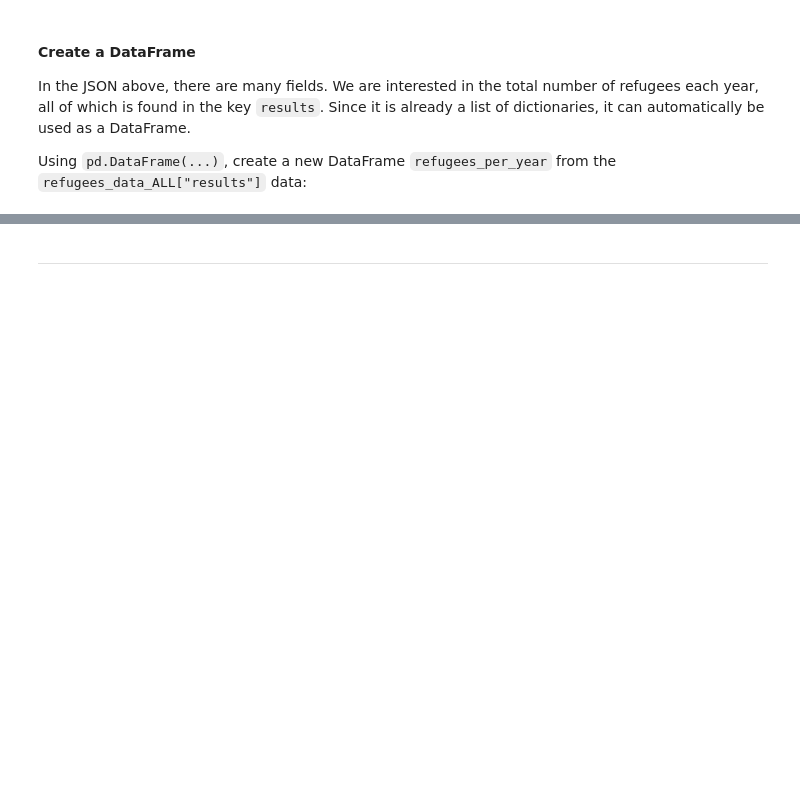
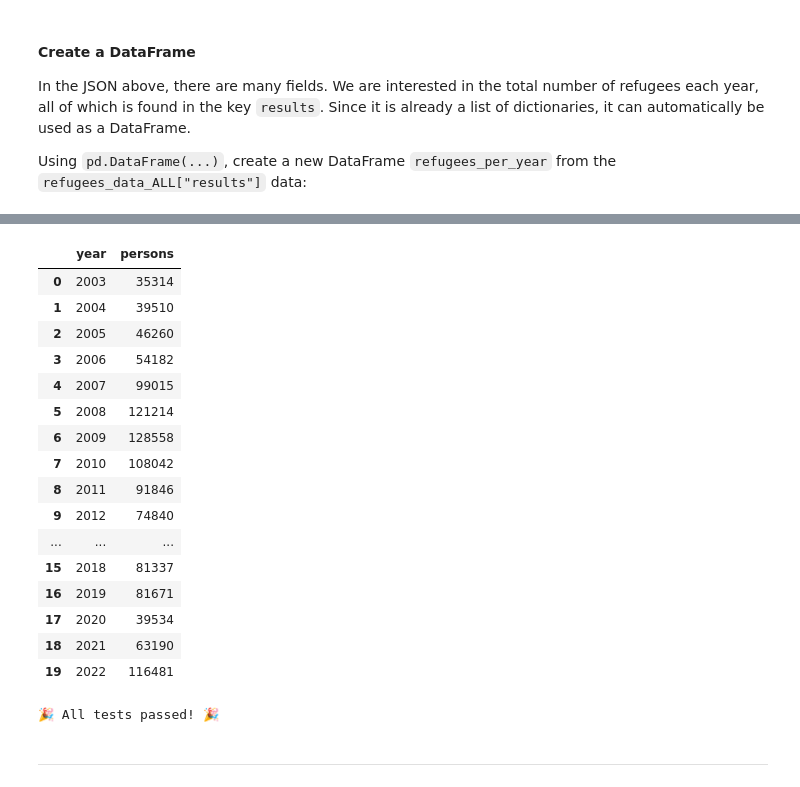
Before and after one commit to dbsebastian/micro_pr1, a Jupyter notebook: microproject-13-united-nations-refugee-data/microproject-13-united-nations-refugee-data.ipynb, the cells around one changed output, grey strips where cells are left out. Saved outputs shown, nothing was run; the diff lists cells and outputs as text; code cells hidden in the pictures; blank space fills up the shorter version.

```diff
--- a/microproject-13-united-nations-refugee-data/microproject-13-united-nations-refugee-data.ipynb
+++ b/microproject-13-united-nations-refugee-data/microproject-13-united-nations-refugee-data.ipynb
@@ -250,0 +314,3 @@ refugees_data_ALL
+# %%
+refugees_data_ALL = requests.get(f"http://api.unhcr.org/rsq/v1/submissions?year={encoded_years}").json()
+refugees_data_ALL
@@ -260,3 +364,24 @@ refugees_per_year
+# %%
+refugees_per_year = pd.DataFrame.from_dict(refugees_data_ALL["results"])
+refugees_per_year
+# %% [output]
+|  | year | persons |
+| 0 | 2003 | 35314 |
+| 1 | 2004 | 39510 |
+| 2 | 2005 | 46260 |
+| 3 | 2006 | 54182 |
+| 4 | 2007 | 99015 |
+| 5 | 2008 | 121214 |
+| 6 | 2009 | 128558 |
+| 7 | 2010 | 108042 |
+| 8 | 2011 | 91846 |
+| 9 | 2012 | 74840 |
+| ... | ... | ... |
+| 15 | 2018 | 81337 |
+| 16 | 2019 | 81671 |
+| 17 | 2020 | 39534 |
+| 18 | 2021 | 63190 |
+| 19 | 2022 | 116481 |
 # %%
 ### TEST CASE for Puzzle 2.3: Fetching the Number of Refugees for All Years
 assert('refugees_per_year' in vars()), "Did you define a variable called refugees_per_year?"
@@ -267,6 +392,8 @@ assert(refugees_per_year["year"].iloc[10] == "2013"), "It looks like you did not
 
 tada = "\N{PARTY POPPER}"
 print(f"{tada} All tests passed! {tada}")
+# %% [output]
+🎉 All tests passed! 🎉
 # %% [markdown]
 <hr style="color: #DD3403;">
 # %% [markdown]
```
Also changed, not shown: parts of 25 cells of this notebook.
